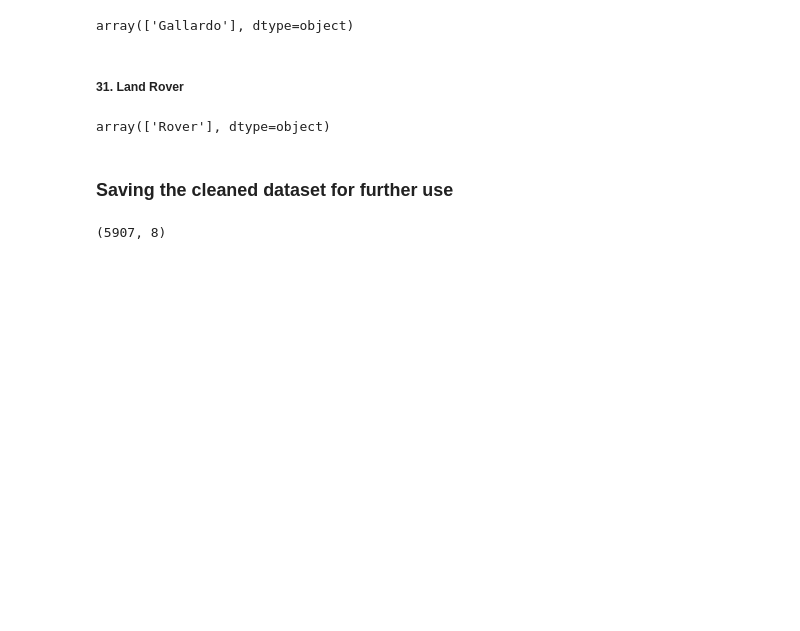
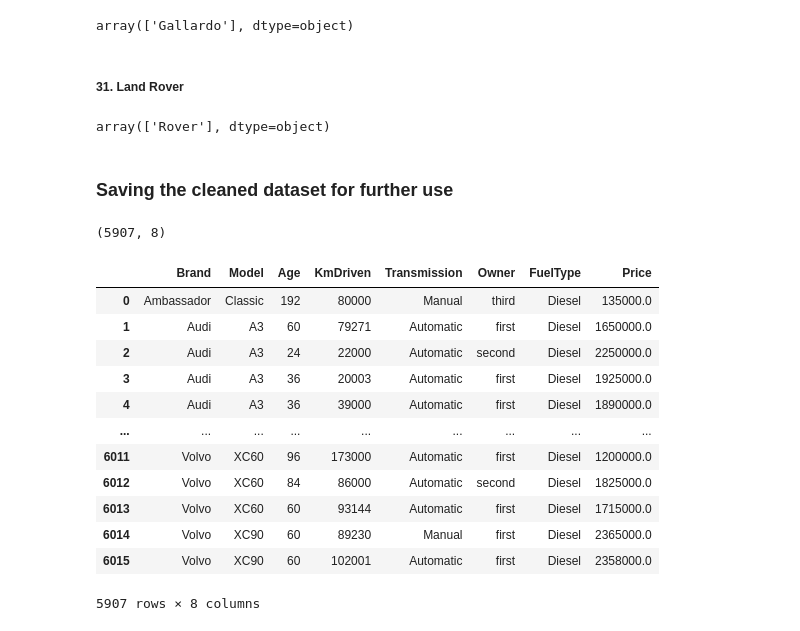
Before and after one commit to thisisshv/Used_Car_Price, a Jupyter notebook: Code/df2.ipynb, the cells around one changed output. Saved outputs shown, nothing was run; the diff lists cells and outputs as text; code cells hidden in the pictures; blank space fills up the shorter version.

```diff
--- a/Code/df2.ipynb
+++ b/Code/df2.ipynb
@@ -214,7 +214,9 @@ array(['1000', '800', 'A-Star', 'Alto', 'Baleno', 'Celerio', 'Ciaz',
        'Wagon', 'Zen'], dtype=object)
 # %%
 df.replace('S', 'S-Cross', inplace=True)
-df.replace('Wagon', 'Wagon-R', inplace=True)
+df.replace('Wagon', 'WagonR', inplace=True)
+df.replace('Wagon R', 'WagonR', inplace=True)
+df.replace('Wagon-R', 'WagonR', inplace=True)
 df.replace('Sx4', 'SX4', inplace=True)
 df.replace('Dzire', 'Swift Dzire', inplace=True)
 df.replace('Vitara', 'Vitara-Brezza', inplace=True)
@@ -460,3 +462,5 @@ df[df['Brand'] == 'Fiat']['Model'].unique()
 # %% [output]
 array(['Avventura', 'Grande', 'Linea', 'Petra', 'Punto', 'Siena'],
       dtype=object)
+# %%
+df.replace('Grande', 'Punto', inplace=True)
@@ -520,6 +528,7 @@ array(['Go', 'Redi', 'Redi-Go'], dtype=object)
 # %%
 df.replace('Redi-Go', 'Redi GO', inplace=True)
 df.replace('Redi', 'Redi GO', inplace=True)
+df.replace('Go', 'GO', inplace=True)
 # %%
 df[df['Brand'] == 'Datsun']['Model'].unique()
 # %% [output]
@@ -568,5 +577,21 @@ df.replace('Rover', 'Range Rover', inplace=True)
 df.shape
 # %% [output]
 (5907, 8)
+# %%
+df
+# %% [output]
+|  | Brand | Model | Age | KmDriven | Transmission | Owner | FuelType | Price |
+| 0 | Ambassador | Classic | 192 | 80000 | Manual | third | Diesel | 135000.0 |
+| 1 | Audi | A3 | 60 | 79271 | Automatic | first | Diesel | 1650000.0 |
+| 2 | Audi | A3 | 24 | 22000 | Automatic | second | Diesel | 2250000.0 |
+| 3 | Audi | A3 | 36 | 20003 | Automatic | first | Diesel | 1925000.0 |
+| 4 | Audi | A3 | 36 | 39000 | Automatic | first | Diesel | 1890000.0 |
+| ... | ... | ... | ... | ... | ... | ... | ... | ... |
+| 6011 | Volvo | XC60 | 96 | 173000 | Automatic | first | Diesel | 1200000.0 |
+| 6012 | Volvo | XC60 | 84 | 86000 | Automatic | second | Diesel | 1825000.0 |
+| 6013 | Volvo | XC60 | 60 | 93144 | Automatic | first | Diesel | 1715000.0 |
+| 6014 | Volvo | XC90 | 60 | 89230 | Manual | first | Diesel | 2365000.0 |
+| 6015 | Volvo | XC90 | 60 | 102001 | Automatic | first | Diesel | 2358000.0 |
+5907 rows × 8 columns
 # %%
 df.to_csv('../Dataset/Used_Car_Df2.csv', index=False)
```
Also changed, not shown: parts of 11 cells of this notebook, 11 other files.
